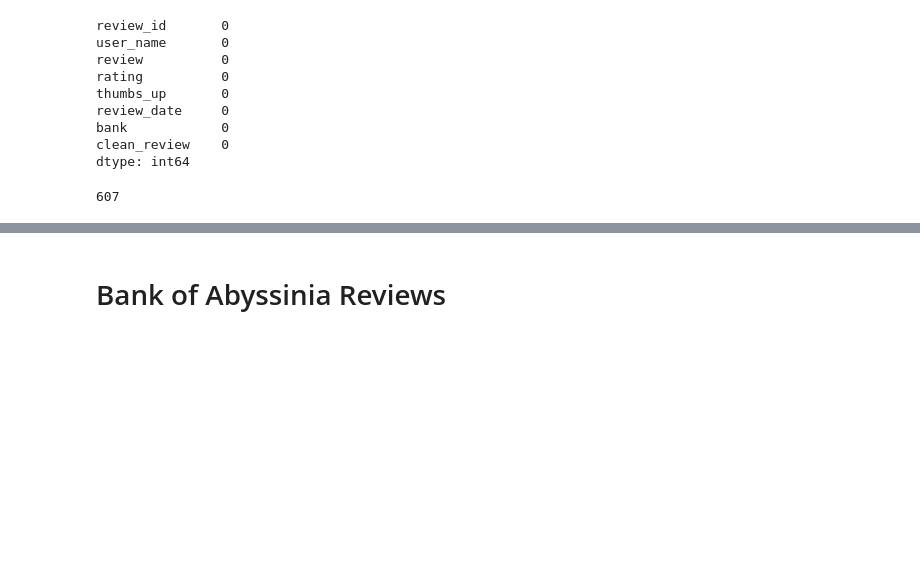
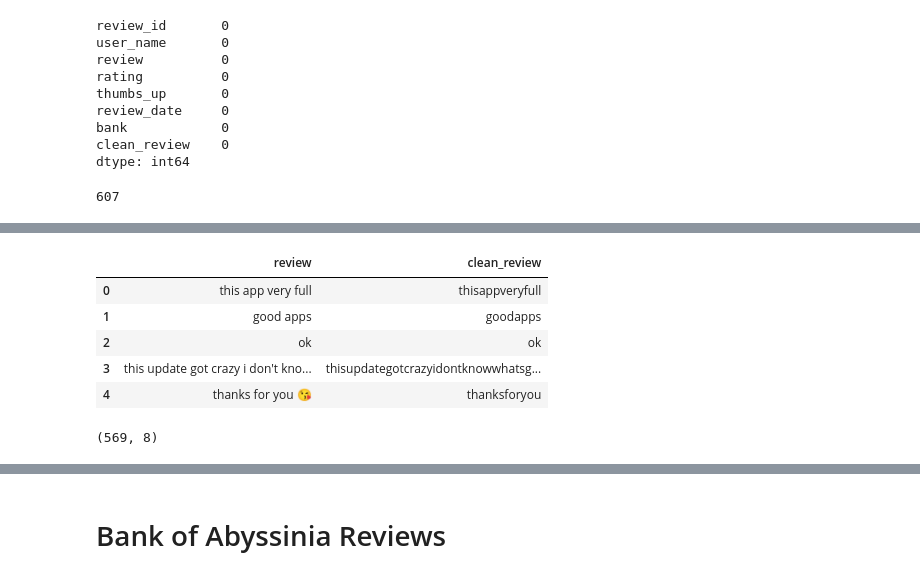
Before and after one commit to Bilen189/ethiopian-bank-review-analytics, a Jupyter notebook: notebooks/01_data_collection_preprocessing.ipynb, the cells around one changed output, grey strips where cells are left out. Saved outputs shown, nothing was run; the diff lists cells and outputs as text; code cells hidden in the pictures; blank space fills up the shorter version.

```diff
--- a/notebooks/01_data_collection_preprocessing.ipynb
+++ b/notebooks/01_data_collection_preprocessing.ipynb
@@ -109,0 +110,9 @@ cbe_reviews.shape
+# %%
+cbe_reviews[['review', 'clean_review']].head()
+# %% [output]
+|  | review | clean_review |
+| 0 | this app very full | thisappveryfull |
+| 1 | good apps | goodapps |
+| 2 | ok | ok |
+| 3 | this update got crazy i don't kno... | thisupdategotcrazyidontknowwhatsg... |
+| 4 | thanks for you 😘 | thanksforyou |
@@ -109,0 +123,4 @@ cbe_reviews.shape
+# %%
+cbe_reviews.shape
+# %% [output]
+(569, 8)
```
Also changed, not shown: parts of 22 cells of this notebook, 1 other file.
